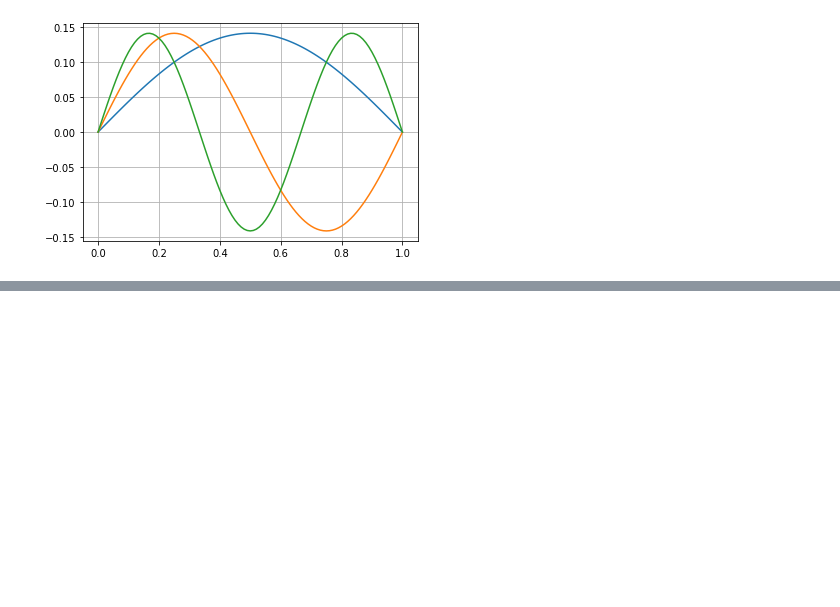
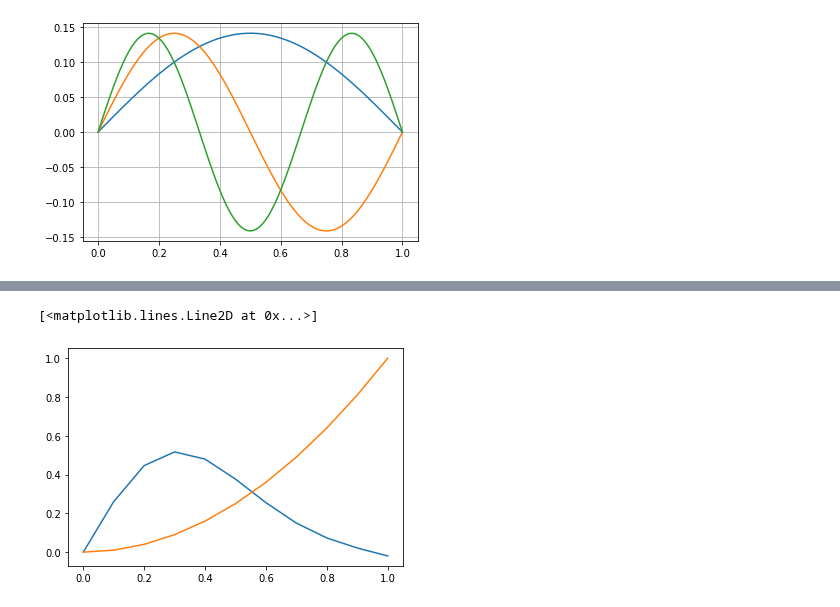
Before and after one commit to franklinzppa/fisica-computacional, a Jupyter notebook: Final Project.ipynb, the cells around one changed output, grey strips where cells are left out. Cells and saved outputs as stored; diff of their text form; code cells hidden in the pictures; blank space fills up the shorter version.

```diff
--- a/Final Project.ipynb
+++ b/Final Project.ipynb
@@ -186,0 +191,35 @@ TypeError: cannot unpack non-iterable numpy.float64 object
+# %%
+# Doing an harmonic potential
+
+dx = 0.1
+x = np.arange(0, 1+dx, dx)
+N = len(t)
+
+psi = 0.0
+psi_prime = 1.0 # Guess
+init = (psi, psi_prime)
+
+def f(psi, E, V):
+    return (V-E)*psi
+
+V = 100*(x)**2
+
+def solve_schrodinger(init, E):
+    psi, psi_prime = init
+    psi_list = []
+
+    for i in range(N):
+        psi_list.append(psi)
+        psi_prime = psi_prime + f(psi, E, V[i])*dx
+        psi = psi + psi_prime*dx
+
+    return psi_list
+
+psi_list = solve_schrodinger(init, 29.8)
+psi = normalize(psi_list)
+
+plt.plot(x, psi)
+plt.plot(x, V/100)
+# %% [output]
+[<matplotlib.lines.Line2D at 0x...>]
+[figure, added]
```
Also changed, not shown: parts of 2 cells of this notebook.
